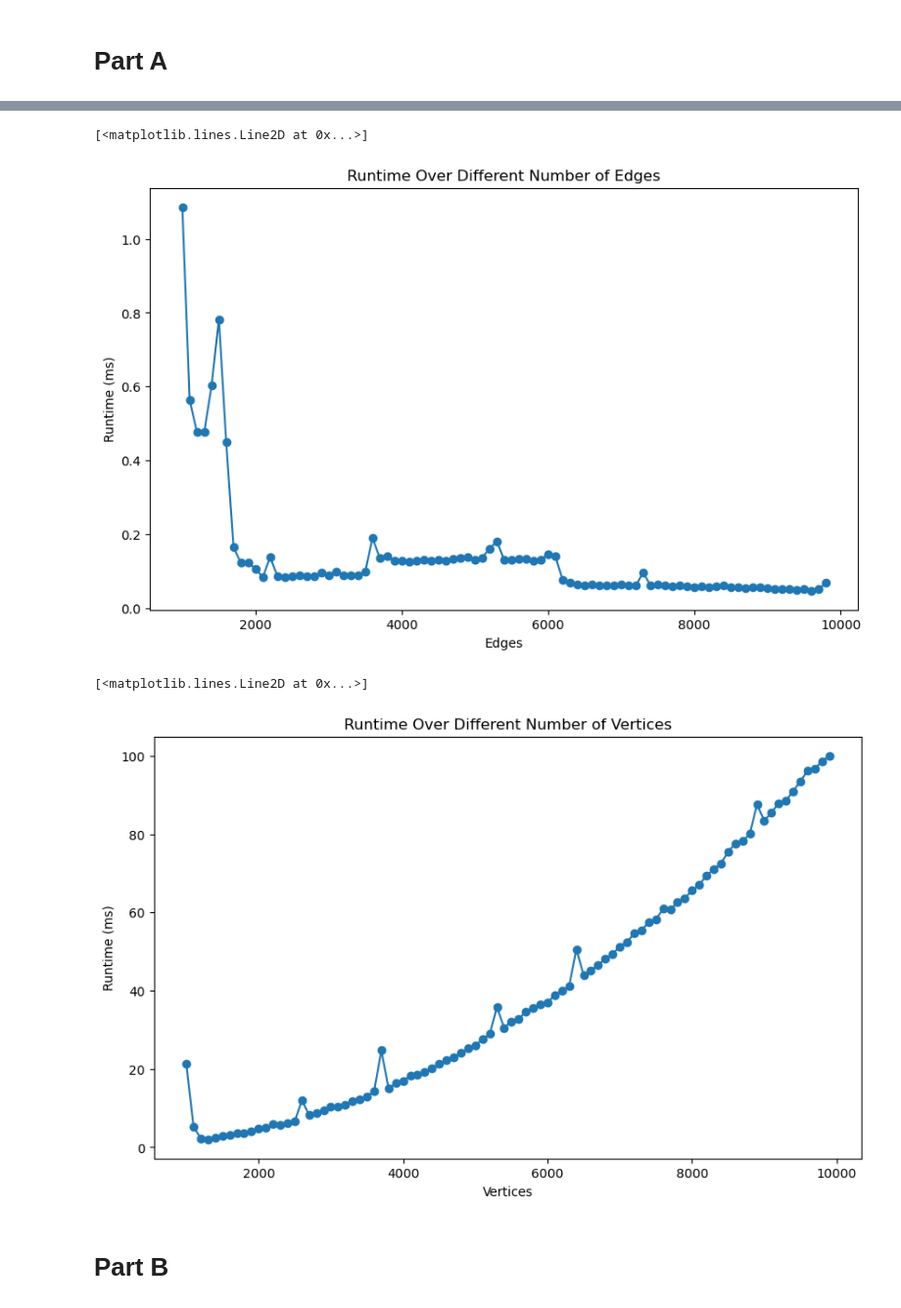
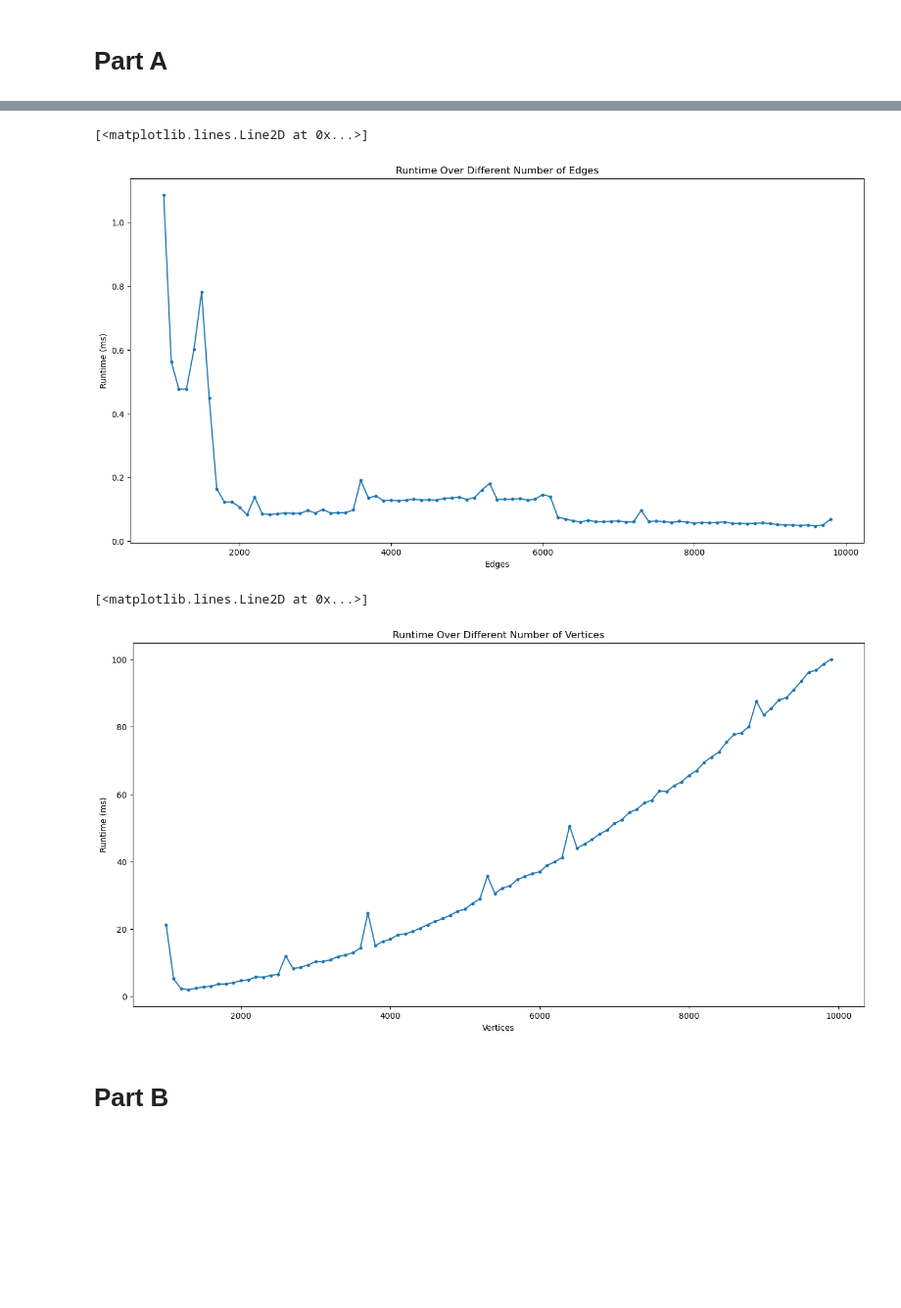
Before and after one commit to kwan-kit/SC2001, a Jupyter notebook: Lab 2/AdjList comparison.ipynb, the cells around one changed output, grey strips where cells are left out. Shown at 98% size. Cells and saved outputs as stored; diff of their text form; code cells hidden in the pictures; blank space fills up the shorter version.

```diff
--- a/Lab 2/AdjList comparison.ipynb
+++ b/Lab 2/AdjList comparison.ipynb
@@ -72,20 +55,20 @@ plt.legend()
 # %%
 # Plotting the runtime (Fixed V, Varying E)
-plt.figure(figsize=(10, 6))
+plt.figure(figsize=(16, 8))
 
 plt.title("Runtime Over Different Number of Edges")
 plt.xlabel("Edges")
 plt.ylabel("Runtime (ms)")
 plt.ticklabel_format(axis="y", style="plain")
 plt.ticklabel_format(axis="x", style="plain")
 
-plt.plot(df_fixedV.Edges, df_fixedV.ElapsedTime, marker = 'o')
+plt.plot(df_fixedV.Edges, df_fixedV.ElapsedTime, marker = '.')
 # %% [output]
 [<matplotlib.lines.Line2D at 0x...>]
-[figure, old version]
+[figure, new version]
 # %%
 # Plotting the runtime (Varying V, Fixed E)
-plt.figure(figsize=(10, 6))
+plt.figure(figsize=(16, 8))
 
 plt.title("Runtime Over Different Number of Vertices")
 plt.xlabel("Vertices")
@@ -93,10 +76,10 @@ plt.ylabel("Runtime (ms)")
 plt.ticklabel_format(axis="y", style="plain")
 plt.ticklabel_format(axis="x", style="plain")
 
-plt.plot(df_fixedE.Vertices, df_fixedE.ElapsedTime, marker = 'o')
+plt.plot(df_fixedE.Vertices, df_fixedE.ElapsedTime, marker = '.')
 # %% [output]
 [<matplotlib.lines.Line2D at 0x...>]
-[figure, old version]
+[figure, new version]
 # %% [markdown]
 # Part B
 # %%
```
Also changed, not shown: parts of 10 cells of this notebook.
